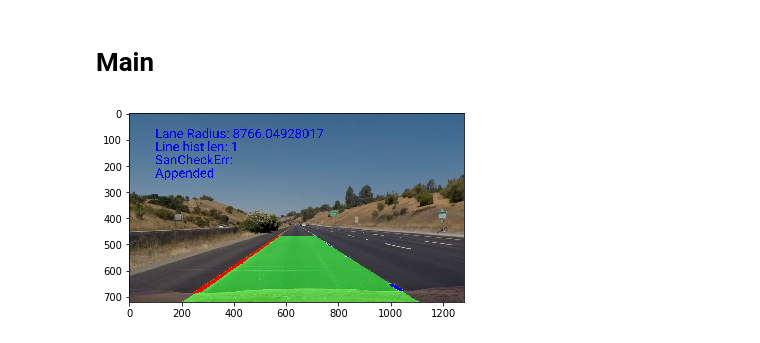
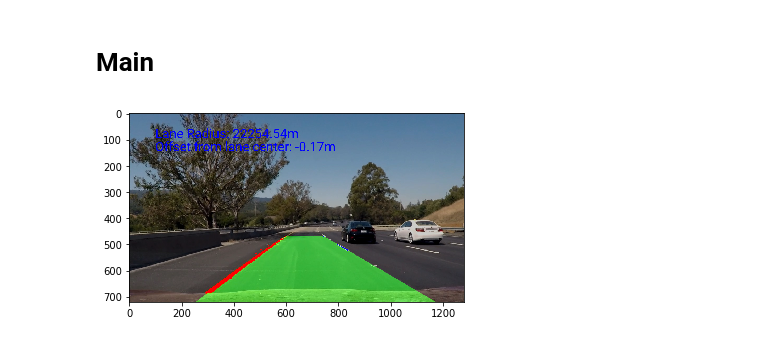
Before and after one commit to Markus-Heidemann/CarND-Advanced-Lane-Lines, a Jupyter notebook: AdvancedLaneFinding.ipynb, the cells around one changed output. Cells and saved outputs as stored; diff of their text form; code cells hidden in the pictures.

```diff
--- a/AdvancedLaneFinding.ipynb
+++ b/AdvancedLaneFinding.ipynb
@@ -342,7 +365,7 @@ def line_segmentation(img):
                 [int(x_len/2)+30,int(y_len/2)+70],
                 [x_len,y_len]]])
 
-    img_undist = cal_undistort(img_points, obj_points, img)
+    img_undist = cal_undistort(mtx, dist, img)
     plot_img_list.append(NamedImage(img_undist, 'Undistortion'))
 
     img_undist = gaussian_smoothing(img, kernel_size=5)
@@ -436,7 +459,7 @@ def find_lines_sliding_win(img, x_init_left, x_init_right):
     out_img = np.dstack((img*255, img*255, img*255))
 
     num_windows = 9
-    win_width = 100
+    win_width = 50
     min_pix = 50
 
     win_height = np.int(img.shape[0]//num_windows)
@@ -507,6 +573,10 @@ def fit_polynomial(img):
     out_img[y_right, x_right] = [0,0,255]
 
     return out_img, out_img_rect, line_left, line_right
+# %%
+def calc_dist_to_lane_center(line_left, line_right, img_shape=(720,1280), xm_per_pix=(3.7/700)):
+    lane_center = (line_left.f(img_shape[0]) + line_right.f(img_shape[0])) / 2
+    return (img_shape[1]//2 - lane_center) * xm_per_pix
 # %% [markdown]
 # Process Image
 # %%
@@ -519,6 +589,7 @@ class ImgProcessor():
     def __init__(self):
         self.lineHist = LineHist()
         self.font = ImageFont.truetype("fonts/Roboto-Regular.ttf", size=50)
+        self.prev_lines_valid = False
 
     def process_image(self, img):
         img = cv2.cvtColor(img, cv2.COLOR_BGR2RGB)
@@ -529,16 +600,29 @@ class ImgProcessor():
         # Warp the image to birdseye view
         warped, _ = perspective_transform(binary)
 
+        # if previous lines passed the sanity test, search along them
+        if self.prev_lines_valid:
+            # Search lines along previous lines
+            line_left, line_right = self.lineHist.getAverageLines()
+            x_left, y_left, x_right, y_right, out_img_rect = find_line_along_prev_line(warped, line_left, line_right)
+        else:
+            # Find the starting positions for the window search
+            x_init_left, x_init_right = find_init_line_pos(warped)
+            # Search the lines with sliding windows
+            x_left, y_left, x_right, y_right, out_img_rect = find_lines_sliding_win(warped, x_init_left, x_init_right)
+
         # Fit polynomials through the lane lines
-        img_poly_fit, _, line_left, line_right = fit_polynomial(warped)
+        img_poly_fit, _, line_left, line_right = fit_polynomial(x_left, y_left, x_right, y_right, out_img_rect)
 
         # Append the lines to the line history
-        lines_appended_b, err_code = self.lineHist.appendLines(line_left, line_right)
+        self.prev_lines_valid, err_code = self.lineHist.appendLines(line_left, line_right)
 
         line_left, line_right = self.lineHist.getAverageLines()
 
         # If no lines are found, just return the image
         if not ((line_left== None) | (line_right == None)):
+
+            dist2LaneCenter = calc_dist_to_lane_center(line_left, line_right)
 
             ###############
             ### DRAWING ###
@@ -555,9 +639,14 @@ class ImgProcessor():
             img[unwarped_lines[:,:,0] == 255] = [255,0,0]
             img[unwarped_lines[:,:,2] == 255] = [0,0,255]
 
+            #lane_rad = line_left.radius_m(img.shape[0])
+            #lane_rad = line_right.radius_m(img.shape[0])
+            lane_rad = self.lineHist.getAverageMiddleLine().radius_m(img.shape[0])
+
             PIL_img = Image.fromarray(img)
             draw = ImageDraw.Draw(PIL_img)
-            draw.text((100, 50),("Lane Radius: " + str(line_left.radius_m(img.shape[0]))),(0,0,255), font=self.font)
+            draw.text((100, 50),("Lane Radius: {:.2f}m".format(lane_rad)),(0,0,255), font=self.font)
+            draw.text((100, 100),("Offset from lane center: {:.2f}m".format(dist2LaneCenter)),(0,0,255), font=self.font)
             draw = ImageDraw.Draw(PIL_img)
             img = np.asarray(PIL_img)
 
@@ -569,13 +658,13 @@ class ImgProcessor():
 
             PIL_img = Image.fromarray(img)
             draw = ImageDraw.Draw(PIL_img)
-            draw.text((100, 100),("Line hist len: " + str(validCtr)),(0,0,255), font=self.font)
-            draw.text((100, 150),("SanCheckErr: " + str(err_code)),(0,0,255), font=self.font)
-            if lines_appended_b:
+            draw.text((100, 150),("Line hist len: " + str(validCtr)),(0,0,255), font=self.font)
+            draw.text((100, 200),("SanCheckErr: " + str(err_code)),(0,0,255), font=self.font)
+            if self.prev_lines_valid:
                 appended_text = "Appended"
             else:
                 appended_text = "Not Appended"
-            draw.text((100, 200),(appended_text),(0,0,255), font=self.font)
+            draw.text((100, 250),(appended_text),(0,0,255), font=self.font)
             draw = ImageDraw.Draw(PIL_img)
             img = np.asarray(PIL_img)
 
@@ -586,17 +675,17 @@ class ImgProcessor():
 # %%
 def main():
     img_proc = ImgProcessor()
     # load test image
-    img = cv2.imread('test_images/straight_lines1.jpg')
+    img = cv2.imread('test_images/test6.jpg')
     img = img_proc.process_image(img)
     img = cv2.cvtColor(img, cv2.COLOR_BGR2RGB)
     plt.imshow(img)
 
 DEBUG = False
-DEBUG_IMG = True
+DEBUG_IMG = False
 main()
 # %% [output]
-[figure, old version]
+[figure, new version]
 # %%
 img_proc = ImgProcessor()
 
```
Also changed, not shown: parts of 8 cells of this notebook, 1 other file.
